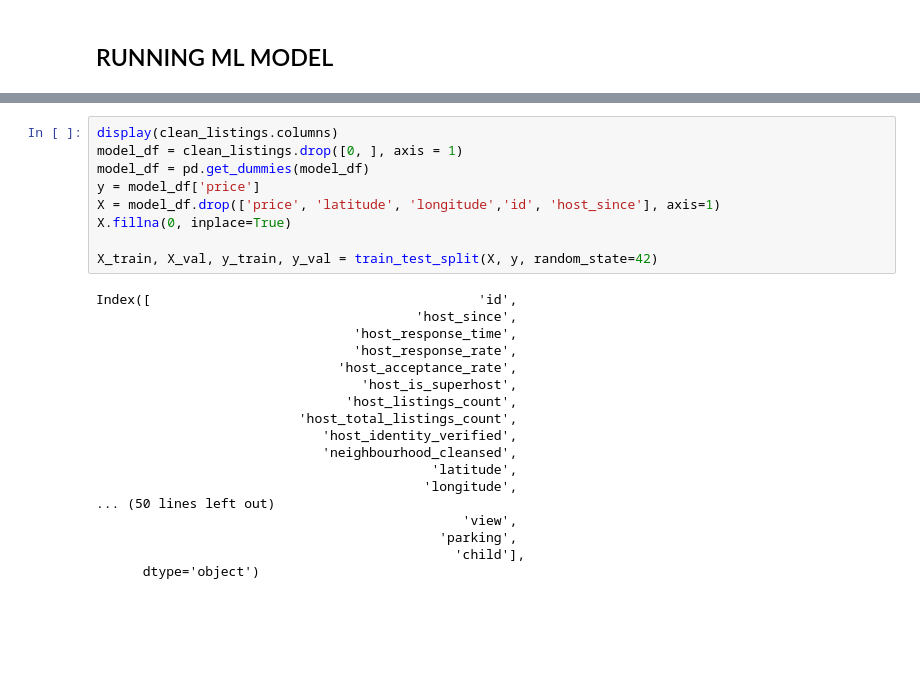
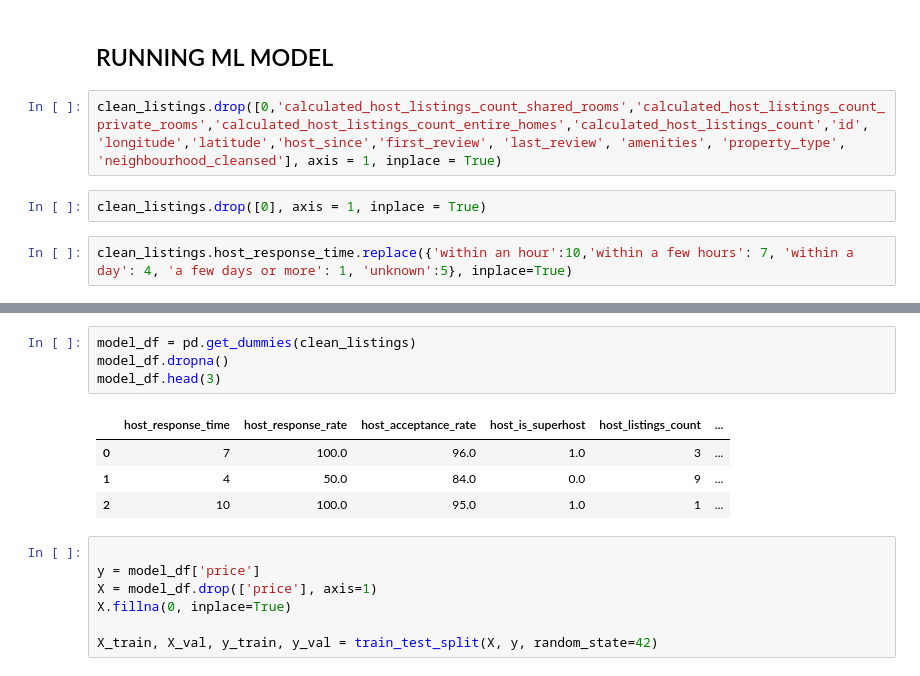
Before and after one commit to Anant-K-Gupta/AirBnbProject, a Jupyter notebook: airbnb.ipynb, the cells around one changed output, grey strips where cells are left out. Saved outputs shown, nothing was run; the diff lists cells and outputs as text; blank space fills up the shorter version.

Commit message:
model working 65%

```diff
--- a/airbnb.ipynb
+++ b/airbnb.ipynb
@@ -416,3 +407,9 @@ array([[<AxesSubplot:title={'center':'accommodates'}>,
 [figure]
 # %% [markdown]
 ## RUNNING ML MODEL
+# %%
+clean_listings.drop([0,'calculated_host_listings_count_shared_rooms','calculated_host_listings_count_private_rooms','calculated_host_listings_count_entire_homes','calculated_host_listings_count','id', 'longitude','latitude','host_since','first_review', 'last_review', 'amenities', 'property_type', 'neighbourhood_cleansed'], axis = 1, inplace = True)
+# %%
+clean_listings.drop([0], axis = 1, inplace = True)
+# %%
+clean_listings.host_response_time.replace({'within an hour':10,'within a few hours': 7, 'within a day': 4, 'a few days or more': 1, 'unknown':5}, inplace=True)
@@ -419,30 +426,19 @@ array([[<AxesSubplot:title={'center':'accommodates'}>,
+# %%
+model_df = pd.get_dummies(clean_listings)
+model_df.dropna()
+model_df.head(3)
+# %% [output]
+|  | host_response_time | host_response_rate | host_acceptance_rate | host_is_superhost | host_listings_count | ... |
+| 0 | 7 | 100.0 | 96.0 | 1.0 | 3 | ... |
+| 1 | 4 | 50.0 | 84.0 | 0.0 | 9 | ... |
+| 2 | 10 | 100.0 | 95.0 | 1.0 | 1 | ... |
 # %%
-display(clean_listings.columns)
-model_df = clean_listings.drop([0, ], axis = 1)
-model_df = pd.get_dummies(model_df)
+
 y = model_df['price']
-X = model_df.drop(['price', 'latitude', 'longitude','id', 'host_since'], axis=1)
+X = model_df.drop(['price'], axis=1)
 X.fillna(0, inplace=True)
 
 X_train, X_val, y_train, y_val = train_test_split(X, y, random_state=42)
-# %% [output]
-Index([                                          'id',
-                                         'host_since',
-                                 'host_response_time',
-                                 'host_response_rate',
-                               'host_acceptance_rate',
-                                  'host_is_superhost',
-                                'host_listings_count',
-                          'host_total_listings_count',
-                             'host_identity_verified',
-                             'neighbourhood_cleansed',
-                                           'latitude',
-                                          'longitude',
-... (50 lines left out)
-                                               'view',
-                                            'parking',
-                                              'child'],
-      dtype='object')
 # %%
 X.columns
 # %% [output]
```
Also changed, not shown: parts of 23 cells of this notebook, 3 other files.
